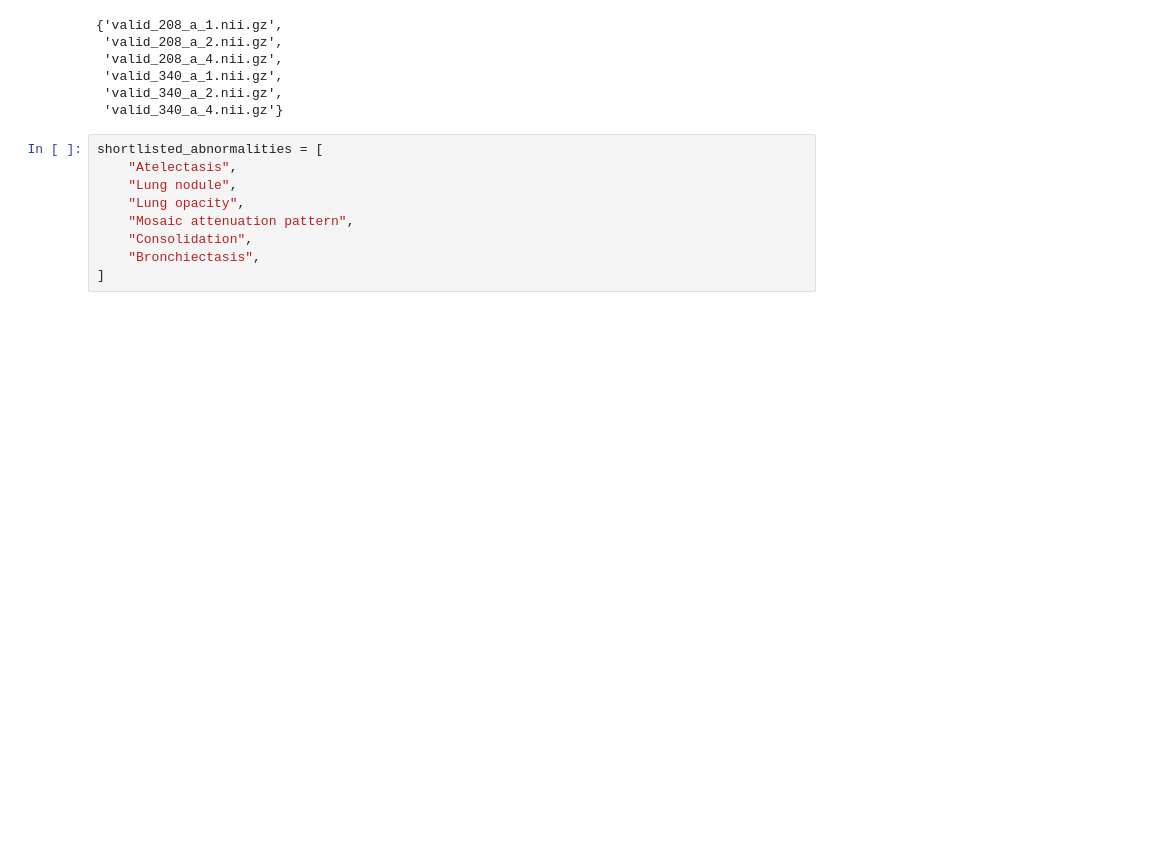
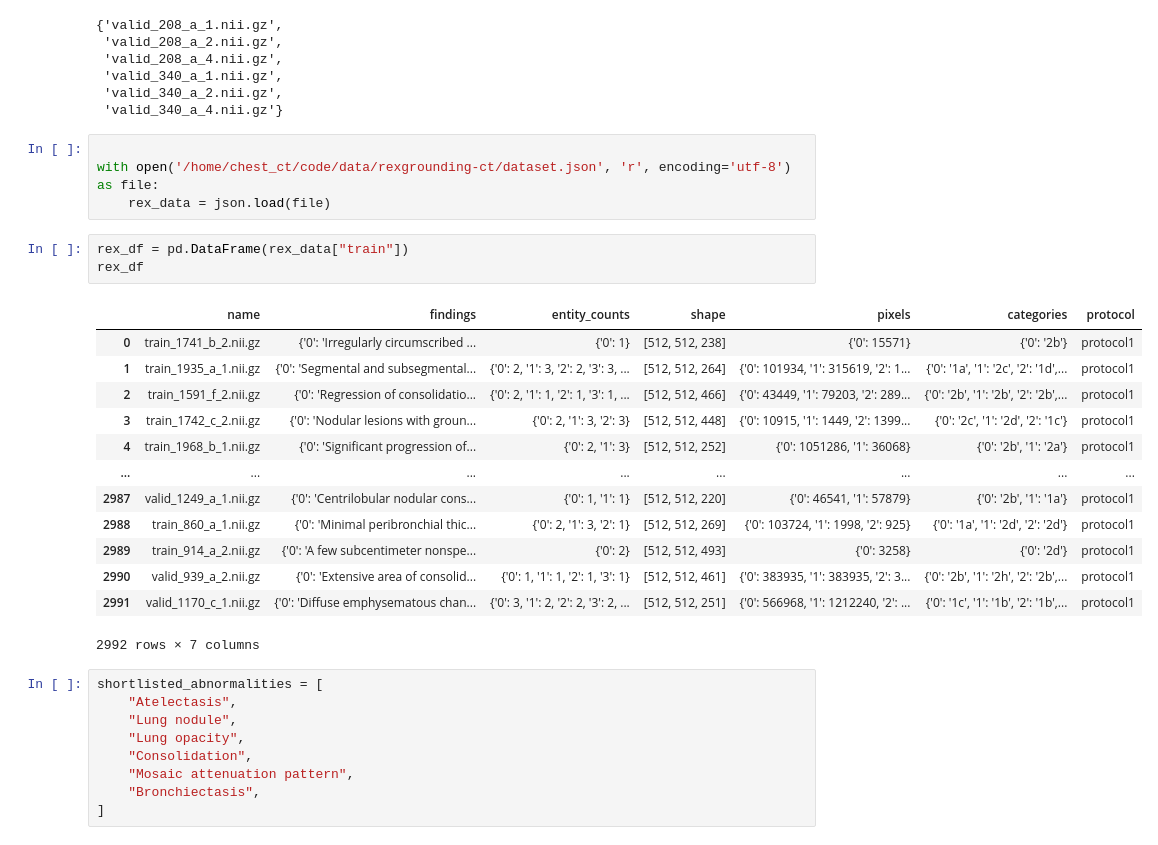
Before and after one commit to ckekula/fyp-3d-ct, a Jupyter notebook: models/eda.ipynb, the cells around one changed output. Saved outputs shown, nothing was run; the diff lists cells and outputs as text; blank space fills up the shorter version.

```diff
--- a/models/eda.ipynb
+++ b/models/eda.ipynb
@@ -305,12 +306,33 @@ valid_overlap
  'valid_340_a_1.nii.gz',
  'valid_340_a_2.nii.gz',
  'valid_340_a_4.nii.gz'}
+# %%
+
+with open('/home/chest_ct/code/data/rexgrounding-ct/dataset.json', 'r', encoding='utf-8') as file:
+    rex_data = json.load(file)
+# %%
+rex_df = pd.DataFrame(rex_data["train"])
+rex_df
+# %% [output]
+|  | name | findings | entity_counts | shape | pixels | categories | protocol |
+| 0 | train_1741_b_2.nii.gz | {'0': 'Irregularly circumscribed ... | {'0': 1} | [512, 512, 238] | {'0': 15571} | {'0': '2b'} | protocol1 |
+| 1 | train_1935_a_1.nii.gz | {'0': 'Segmental and subsegmental... | {'0': 2, '1': 3, '2': 2, '3': 3, ... | [512, 512, 264] | {'0': 101934, '1': 315619, '2': 1... | {'0': '1a', '1': '2c', '2': '1d',... | protocol1 |
+| 2 | train_1591_f_2.nii.gz | {'0': 'Regression of consolidatio... | {'0': 2, '1': 1, '2': 1, '3': 1, ... | [512, 512, 466] | {'0': 43449, '1': 79203, '2': 289... | {'0': '2b', '1': '2b', '2': '2b',... | protocol1 |
+| 3 | train_1742_c_2.nii.gz | {'0': 'Nodular lesions with groun... | {'0': 2, '1': 3, '2': 3} | [512, 512, 448] | {'0': 10915, '1': 1449, '2': 1399... | {'0': '2c', '1': '2d', '2': '1c'} | protocol1 |
+| 4 | train_1968_b_1.nii.gz | {'0': 'Significant progression of... | {'0': 2, '1': 3} | [512, 512, 252] | {'0': 1051286, '1': 36068} | {'0': '2b', '1': '2a'} | protocol1 |
+| ... | ... | ... | ... | ... | ... | ... | ... |
+| 2987 | valid_1249_a_1.nii.gz | {'0': 'Centrilobular nodular cons... | {'0': 1, '1': 1} | [512, 512, 220] | {'0': 46541, '1': 57879} | {'0': '2b', '1': '1a'} | protocol1 |
+| 2988 | train_860_a_1.nii.gz | {'0': 'Minimal peribronchial thic... | {'0': 2, '1': 3, '2': 1} | [512, 512, 269] | {'0': 103724, '1': 1998, '2': 925} | {'0': '1a', '1': '2d', '2': '2d'} | protocol1 |
+| 2989 | train_914_a_2.nii.gz | {'0': 'A few subcentimeter nonspe... | {'0': 2} | [512, 512, 493] | {'0': 3258} | {'0': '2d'} | protocol1 |
+| 2990 | valid_939_a_2.nii.gz | {'0': 'Extensive area of consolid... | {'0': 1, '1': 1, '2': 1, '3': 1} | [512, 512, 461] | {'0': 383935, '1': 383935, '2': 3... | {'0': '2b', '1': '2h', '2': '2b',... | protocol1 |
+| 2991 | valid_1170_c_1.nii.gz | {'0': 'Diffuse emphysematous chan... | {'0': 3, '1': 2, '2': 2, '3': 2, ... | [512, 512, 251] | {'0': 566968, '1': 1212240, '2': ... | {'0': '1c', '1': '1b', '2': '1b',... | protocol1 |
+2992 rows × 7 columns
 # %%
 shortlisted_abnormalities = [
     "Atelectasis",
     "Lung nodule",
     "Lung opacity",
+    "Consolidation",
     "Mosaic attenuation pattern",
-    "Consolidation",
     "Bronchiectasis",
 ]
```
Also changed, not shown: parts of 6 cells of this notebook, 9 other files.
